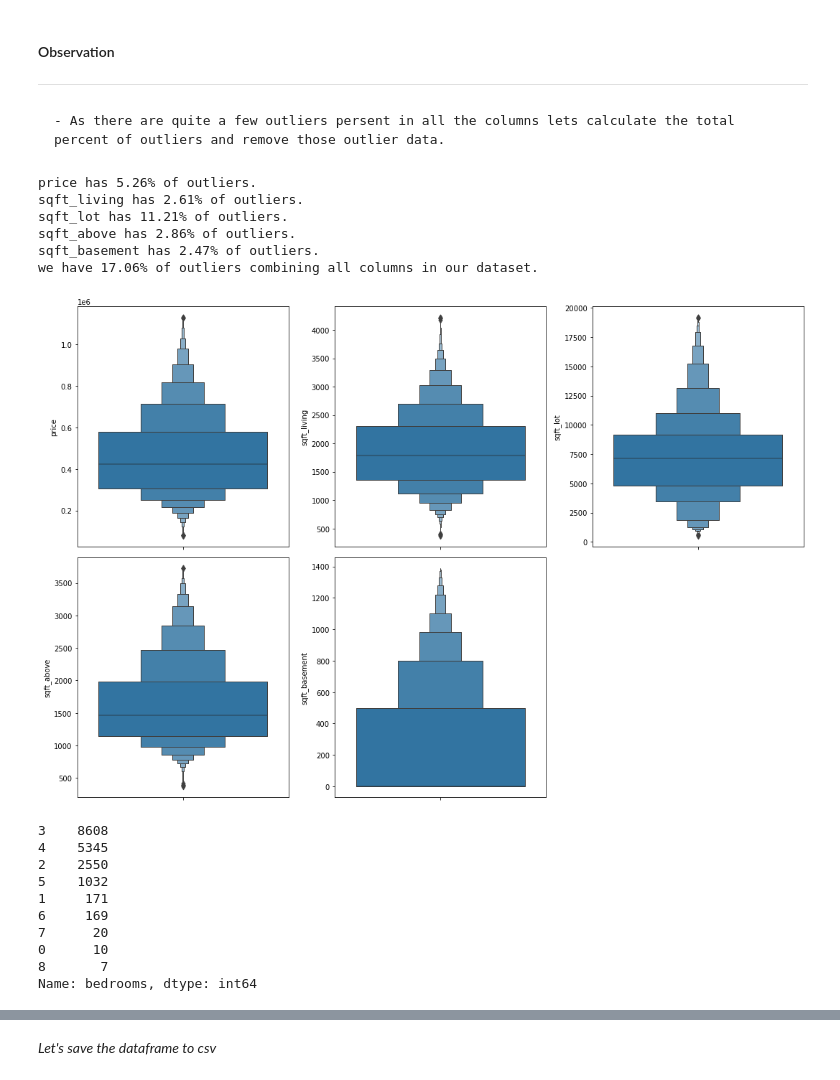
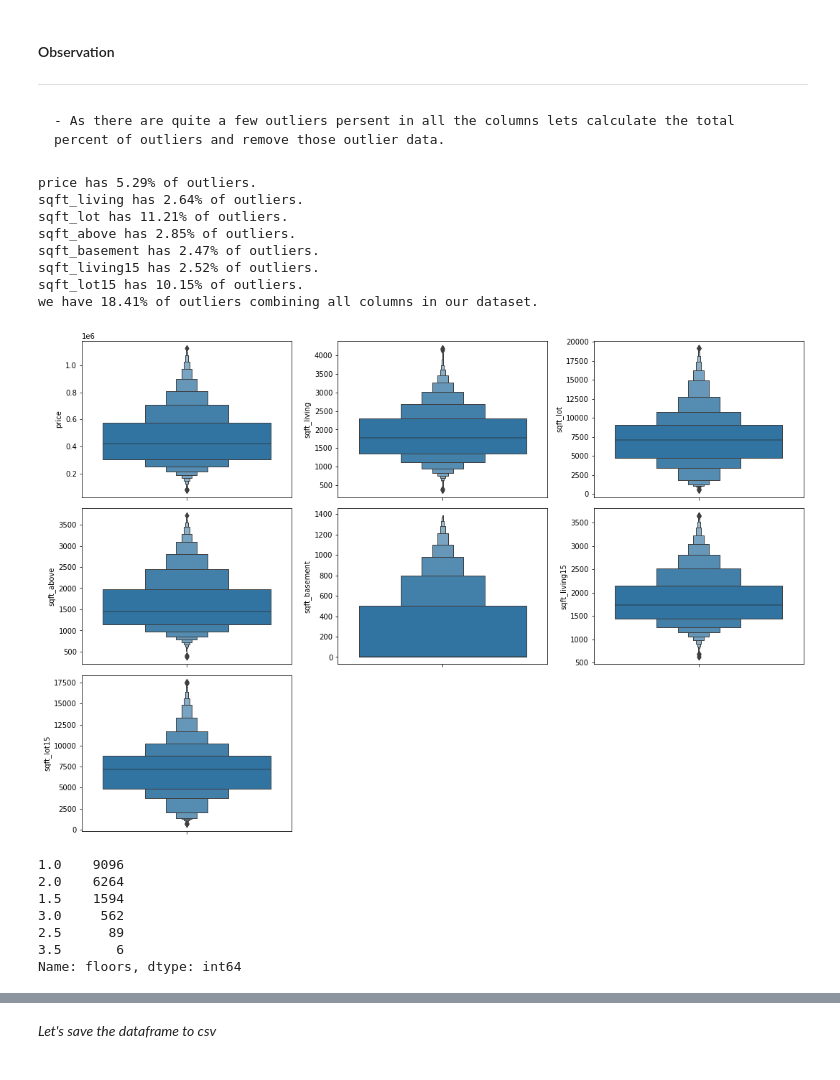
Before and after one commit to avithekkc/P2-King-County-Housing-Price-Prediction, a Jupyter notebook: data-cleaning.ipynb, the cells around one changed output, grey strips where cells are left out. Drawn from its saved outputs; the diff is of its cells as text; code cells hidden in the pictures.

```diff
--- a/data-cleaning.ipynb
+++ b/data-cleaning.ipynb
@@ -86,6 +86,6 @@ df.bedrooms.value_counts()
 33       1
 Name: bedrooms, dtype: int64
 # %%
-df.drop(df[df.bedrooms > 8].index, inplace=True)
+df.drop(df[(df.bedrooms > 8) | (df.bedrooms == 0)].index, inplace=True)
 df.shape
 # %% [output]
@@ -154,18 +154,22 @@ df['price'] = df['price'].astype(np.int64)
 # %%
 def plot_boxen(nrows, ncols, columns):
     fig, axs = plt.subplots(nrows=nrows,ncols=ncols, figsize=(15,10))
-    total_figs = nrows * ncols
-    total_columns = len(columns)
-    fig_diff = total_figs - total_columns
-    fig.delaxes(axs[nrows-fig_diff,ncols-fig_diff])
     axs = axs.flatten()
+
+    # delete unused plots
+    total_plots = len(axs)
+    unused = len(axs) - len(columns)
+    if unused > 0:
+        for a in range(len(columns), total_plots):
+            fig.delaxes(axs[a])
+
     i = 0
-
     for col in columns:
         sns.boxenplot(y=col, data=df, ax=axs[i])
         i += 1
 
     plt.tight_layout()
 # %%
-outlier_cols = ['price','sqft_living','sqft_lot','sqft_above','sqft_basement']
+# list of coloumns with possiblity of outliers
+outlier_cols = ['price','sqft_living','sqft_lot','sqft_above','sqft_basement','sqft_living15','sqft_lot15']
 # %%
@@ -192,28 +196,28 @@ outlier_index = set(outlier_index)
 outlier_percent = round((len(outlier_index) * 100) / len(df),2)
 print(f"we have {outlier_percent}% of outliers combining all columns in our dataset.")
 # %% [output]
-price has 5.26% of outliers.
-sqft_living has 2.61% of outliers.
+price has 5.29% of outliers.
+sqft_living has 2.64% of outliers.
 sqft_lot has 11.21% of outliers.
-sqft_above has 2.86% of outliers.
+sqft_above has 2.85% of outliers.
 sqft_basement has 2.47% of outliers.
-we have 17.06% of outliers combining all columns in our dataset.
+sqft_living15 has 2.52% of outliers.
+sqft_lot15 has 10.15% of outliers.
+we have 18.41% of outliers combining all columns in our dataset.
 # %%
 df.drop(index=outlier_index, inplace=True)
 # %%
-plot_boxen(2,3,outlier_cols)
+plot_boxen(3,3,outlier_cols)
 # %% [output]
-[figure, old version]
+[figure, new version]
-# %%
-df.bedrooms.value_counts()
-# %% [output]
-3    8608
-4    5345
-2    2550
-5    1032
-1     171
-6     169
-7      20
-0      10
-8       7
-Name: bedrooms, dtype: int64
+# %%
+# Floors Quantile range seems suspicious
+df.floors.value_counts()
+# %% [output]
+1.0    9096
+2.0    6264
+1.5    1594
+3.0     562
+2.5      89
+3.5       6
+Name: floors, dtype: int64
```
Also changed, not shown: parts of 9 cells of this notebook, 3 other files.
